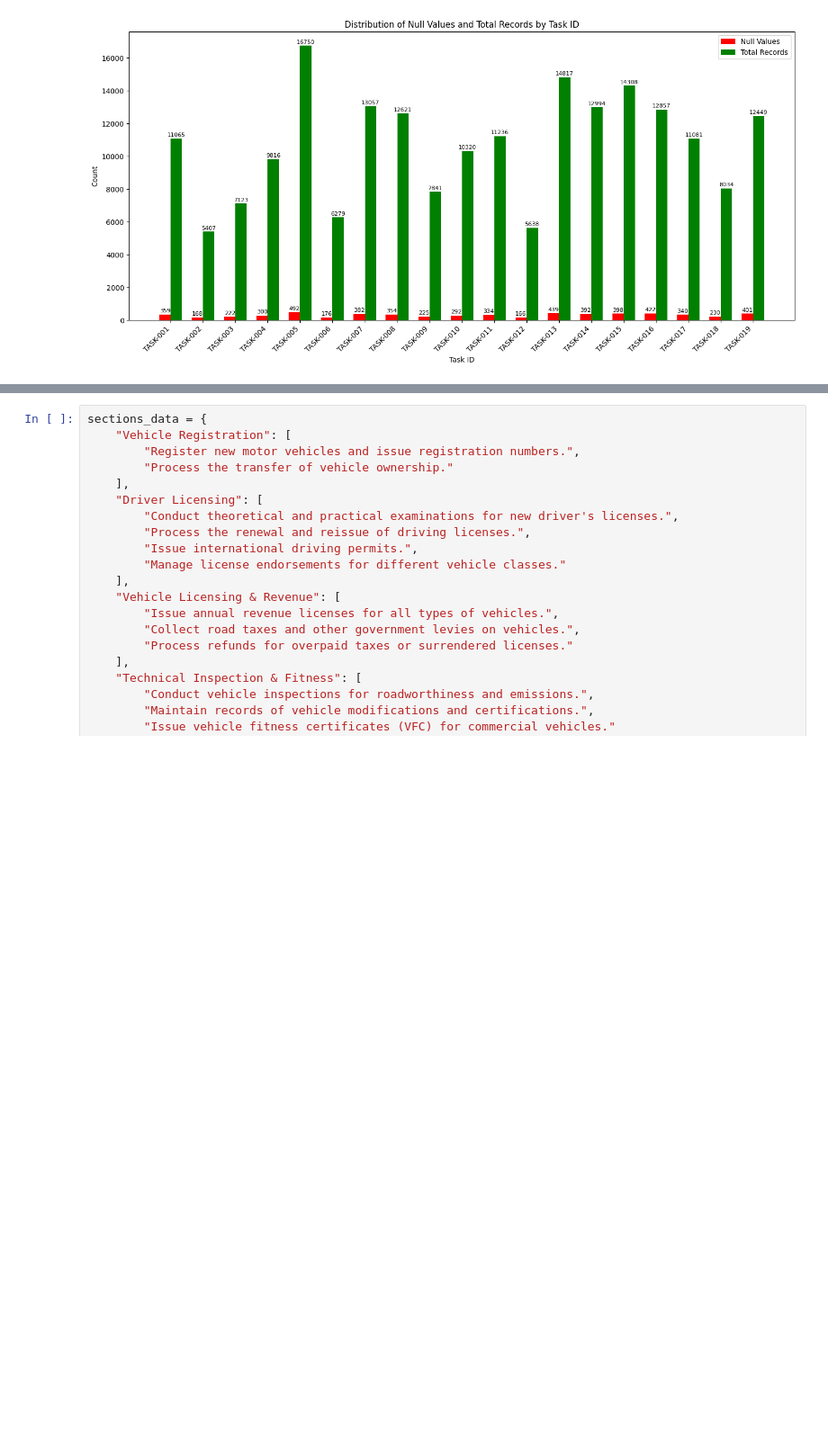
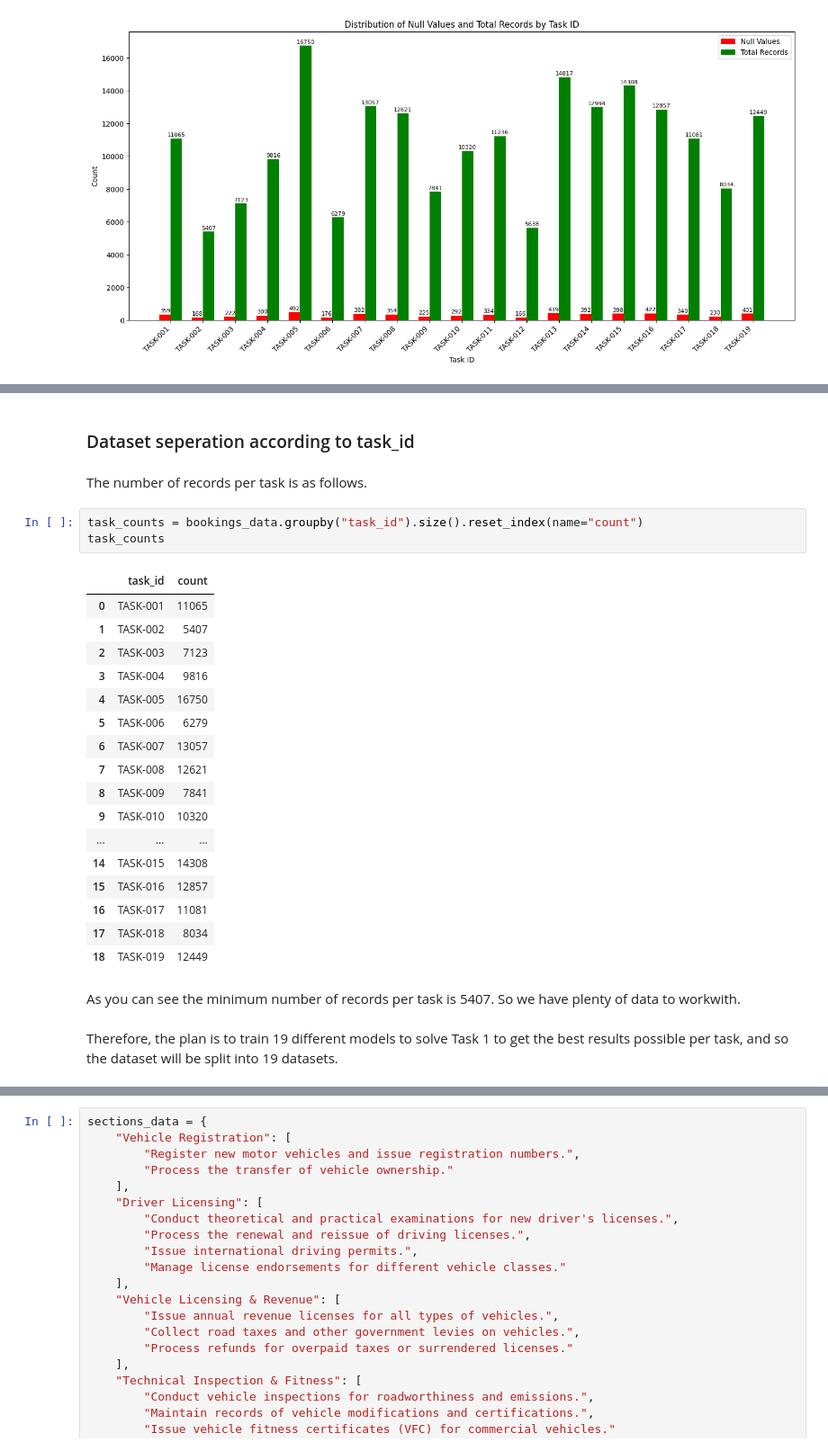
Before and after one commit to RMCV-Rajapaksha/TeamInception_Datathon, a Jupyter notebook: task1_eda_and_data_preprocessing.ipynb, the cells around one changed output, grey strips where cells are left out. Shown: that part at 90% size. Saved outputs shown, nothing was run; the diff lists cells and outputs as text; blank space fills up the shorter version.

Commit message:
complete preprocessing and split dataset

```diff
--- a/task1_eda_and_data_preprocessing.ipynb
+++ b/task1_eda_and_data_preprocessing.ipynb
@@ -171,0 +206,29 @@ plt.show()
+# %% [markdown]
+### Dataset seperation according to task_id
+# %% [markdown]
+The number of records per task is as follows.
+# %%
+task_counts = bookings_data.groupby("task_id").size().reset_index(name="count")
+task_counts
+# %% [output]
+|  | task_id | count |
+| 0 | TASK-001 | 11065 |
+| 1 | TASK-002 | 5407 |
+| 2 | TASK-003 | 7123 |
+| 3 | TASK-004 | 9816 |
+| 4 | TASK-005 | 16750 |
+| 5 | TASK-006 | 6279 |
+| 6 | TASK-007 | 13057 |
+| 7 | TASK-008 | 12621 |
+| 8 | TASK-009 | 7841 |
+| 9 | TASK-010 | 10320 |
+| ... | ... | ... |
+| 14 | TASK-015 | 14308 |
+| 15 | TASK-016 | 12857 |
+| 16 | TASK-017 | 11081 |
+| 17 | TASK-018 | 8034 |
+| 18 | TASK-019 | 12449 |
+# %% [markdown]
+As you can see the minimum number of records per task is 5407. So we have plenty of data to workwith.
+# %% [markdown]
+Therefore, the plan is to train 19 different models to solve Task 1 to get the best results possible per task, and so the dataset will be split into 19 datasets.
```
Also changed, not shown: parts of 13 cells of this notebook.
